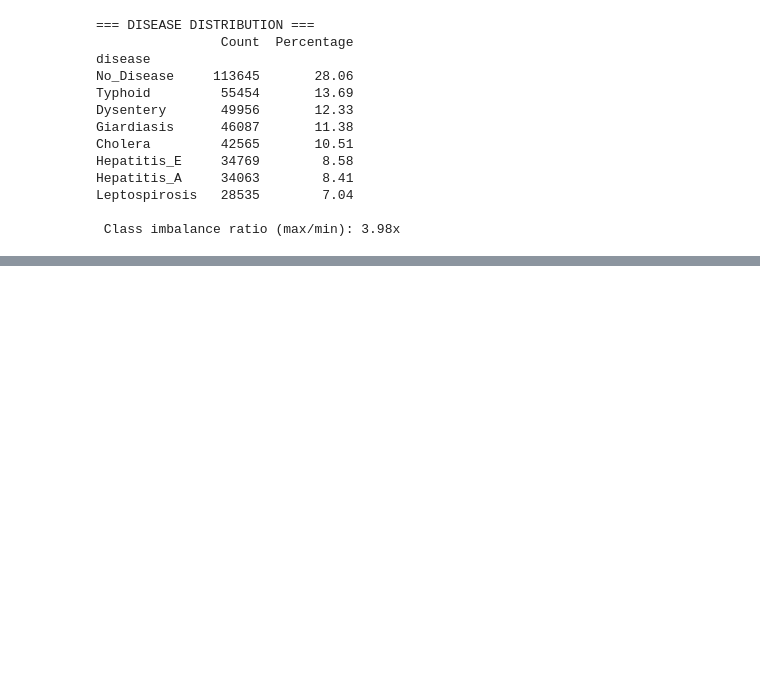
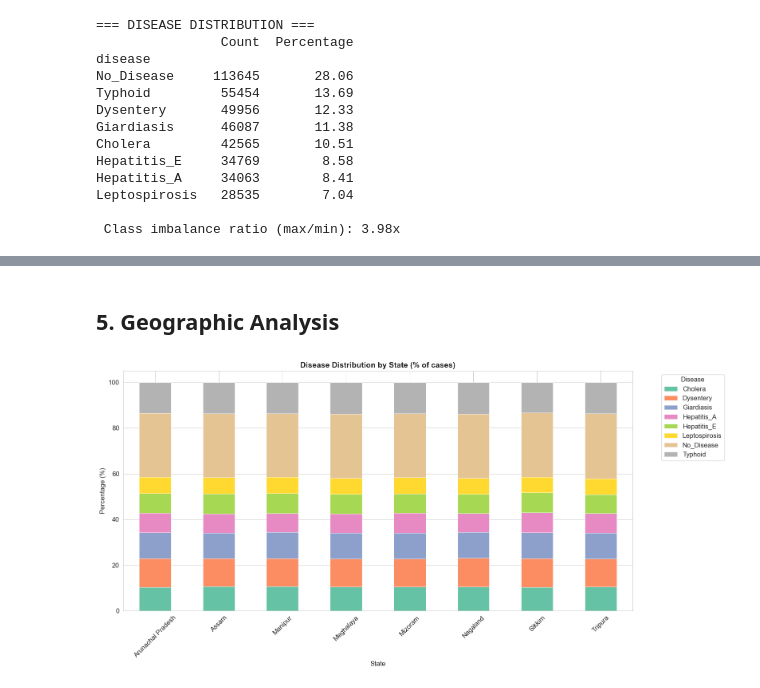
Before and after one commit to sumeet-016/NE-EpiGuard, a Jupyter notebook: Notebooks/EDA.ipynb, the cells around one changed output, grey strips where cells are left out. Saved outputs shown, nothing was run; the diff lists cells and outputs as text; code cells hidden in the pictures; blank space fills up the shorter version.

```diff
--- a/Notebooks/EDA.ipynb
+++ b/Notebooks/EDA.ipynb
@@ -222,0 +250,23 @@ Leptospirosis   28535        7.04
+# %% [markdown]
+## 5. Geographic Analysis
+# %%
+import os
+os.makedirs('plots', exist_ok=True)
+
+# State-wise disease distribution
+state_disease = data.groupby(['state', 'disease']).size().unstack(fill_value=0)
+state_disease_pct = state_disease.div(state_disease.sum(axis=1), axis=0) * 100
+
+fig, ax = plt.subplots(figsize=(16, 8))
+state_disease_pct.plot(kind='bar', stacked=True, ax=ax,
+                        colormap='Set2', edgecolor='white', linewidth=0.5)
+ax.set_title('Disease Distribution by State (% of cases)', fontsize=14, fontweight='bold')
+ax.set_xlabel('State')
+ax.set_ylabel('Percentage (%)')
+ax.tick_params(axis='x', rotation=45)
+ax.legend(title='Disease', bbox_to_anchor=(1.05, 1), loc='upper left')
+plt.tight_layout()
+plt.savefig('plots/02_state_disease_distribution.png', dpi=150, bbox_inches='tight')
+plt.show()
+# %% [output]
+[figure, added]
```
Also changed, not shown: parts of 11 cells of this notebook, 4 other files.
